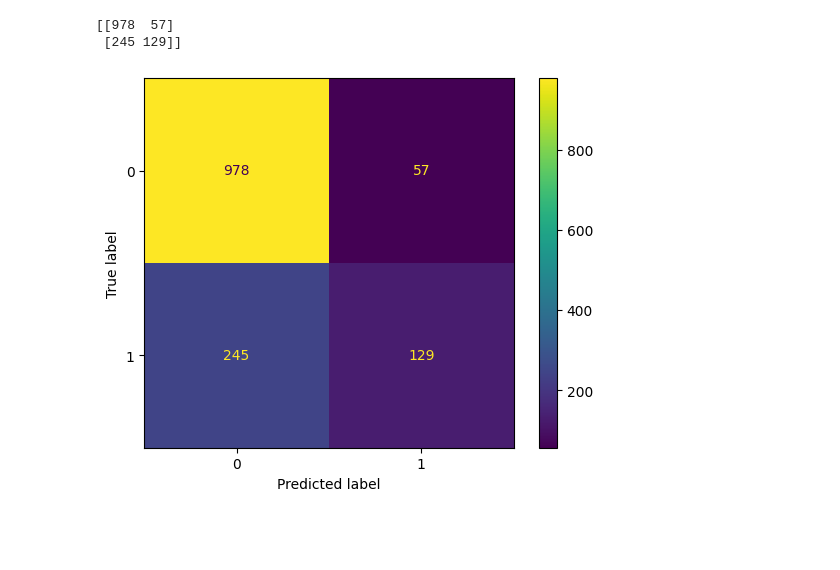
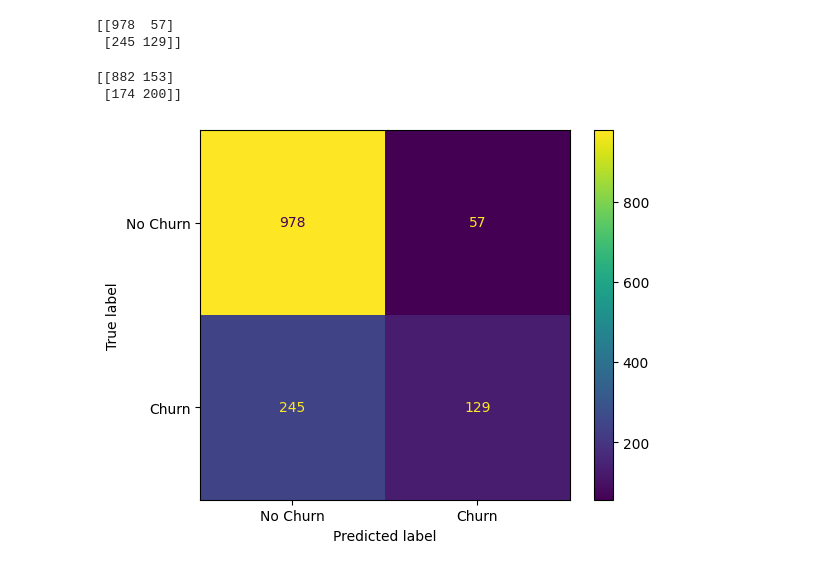
Before and after one commit to Karl-Sancho/challenge3-data-science-LATAM, a Jupyter notebook: TelecomX_LATAM_Parte_2.ipynb, the cells around one changed output. Cells and saved outputs as stored; diff of their text form; code cells hidden in the pictures; blank space fills up the shorter version.

```diff
--- a/TelecomX_LATAM_Parte_2.ipynb
+++ b/TelecomX_LATAM_Parte_2.ipynb
@@ -409,16 +409,23 @@ La exactitud del modelo en el conjunto de validación knn: 0.7679205110007097
 # %%
 from sklearn.metrics import confusion_matrix
 # %%
-y_previsto = modelo_arbol.predict(X_val)
-matriz_confusion = confusion_matrix(y_val, y_previsto)
-print(matriz_confusion)
+y_previsto_tree = modelo_arbol.predict(X_val)
+matriz_confusion_tree = confusion_matrix(y_val, y_previsto_tree)
+print(matriz_confusion_tree)
 # %% [output]
 [[978  57]
  [245 129]]
+# %%
+y_previsto_knn = knn.predict(X_val_norm)
+matriz_confusion_knn = confusion_matrix(y_val, y_previsto_knn)
+print(matriz_confusion_knn)
+# %% [output]
+[[882 153]
+ [174 200]]
 # %%
 from sklearn.metrics import ConfusionMatrixDisplay
 # %%
-visualizacion = ConfusionMatrixDisplay(confusion_matrix= matriz_confusion,display_labels=['No Chur', 'Chur'])
-visualizacion.plot();
+visualizacion_tree = ConfusionMatrixDisplay(confusion_matrix= matriz_confusion_tree,display_labels=['No Churn', 'Churn'])
+visualizacion_tree.plot();
 # %% [output]
-[figure, old version]
+[figure, new version]
```
Also changed, not shown: parts of 8 cells of this notebook.
